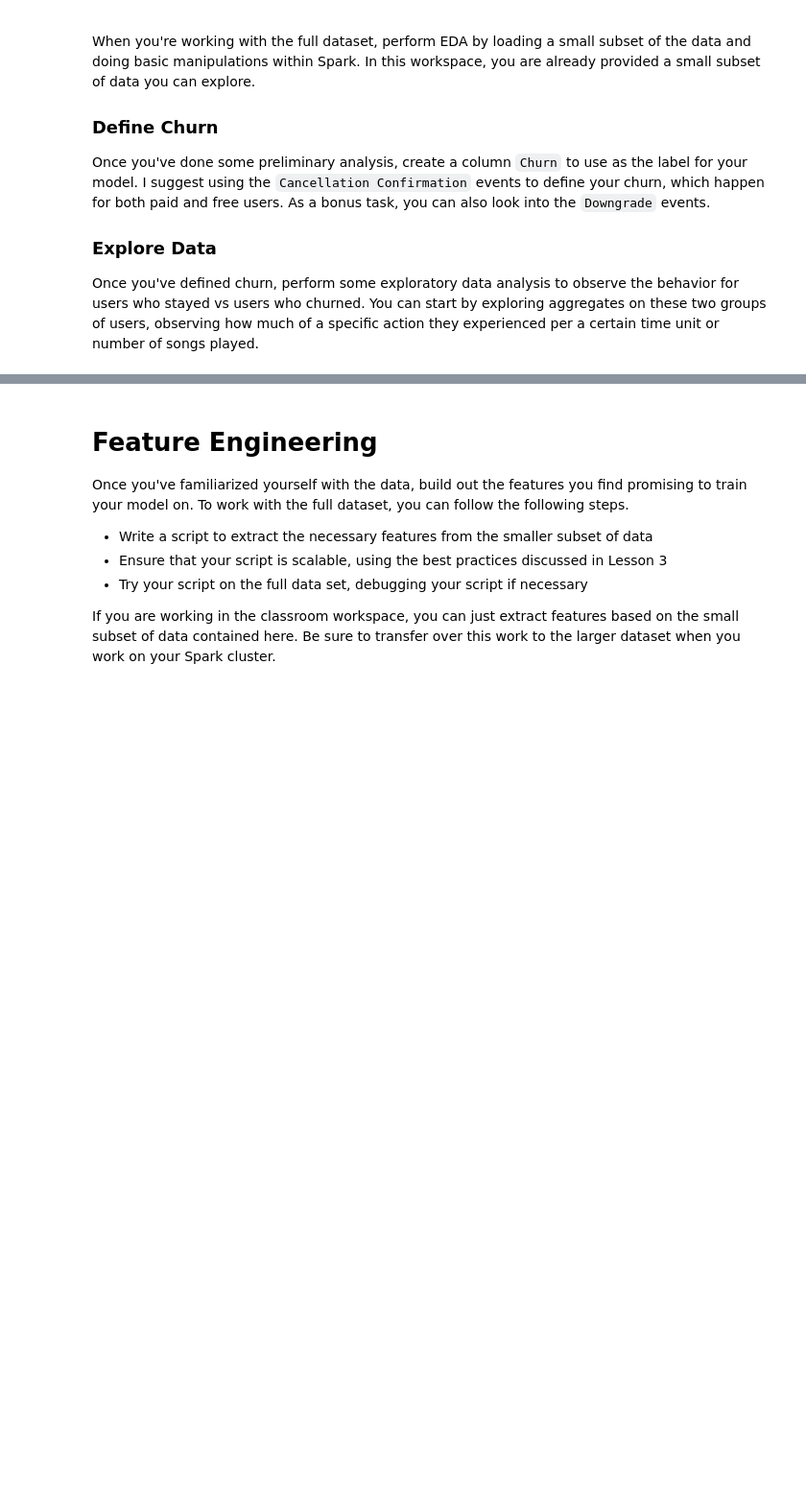
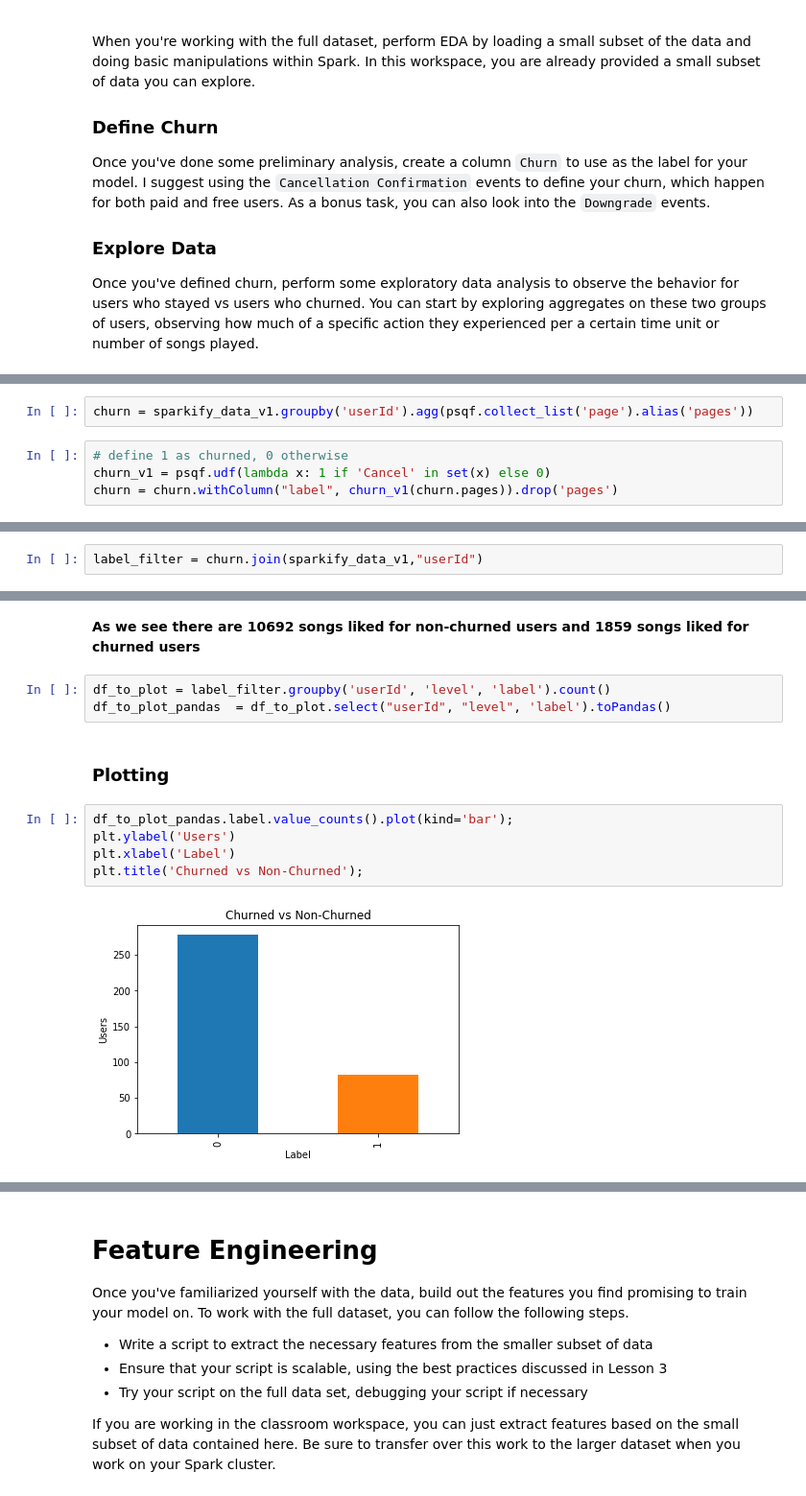
Before and after one commit to AhmadAbdElhameed/Data-Scientist-Nanodegree, a Jupyter notebook: sparkify capstone project/Sparkify.ipynb, the cells around one changed output, grey strips where cells are left out. Shown at 96% size. Saved outputs shown, nothing was run; the diff lists cells and outputs as text; blank space fills up the shorter version.

```diff
--- a/sparkify capstone project/Sparkify.ipynb
+++ b/sparkify capstone project/Sparkify.ipynb
@@ -783,0 +837,6 @@ page_counts.show()
+# %%
+churn = sparkify_data_v1.groupby('userId').agg(psqf.collect_list('page').alias('pages'))
+# %%
+# define 1 as churned, 0 otherwise
+churn_v1 = psqf.udf(lambda x: 1 if 'Cancel' in set(x) else 0)
+churn = churn.withColumn("label", churn_v1(churn.pages)).drop('pages')
@@ -783,0 +864,2 @@ page_counts.show()
+# %%
+label_filter = churn.join(sparkify_data_v1,"userId")
@@ -783,0 +913,14 @@ page_counts.show()
+# %% [markdown]
+**As we see there are 10692 songs liked for non-churned users and 1859 songs liked for churned users**
+# %%
+df_to_plot = label_filter.groupby('userId', 'level', 'label').count()
+df_to_plot_pandas  = df_to_plot.select("userId", "level", 'label').toPandas()
+# %% [markdown]
+### Plotting
+# %%
+df_to_plot_pandas.label.value_counts().plot(kind='bar');
+plt.ylabel('Users')
+plt.xlabel('Label')
+plt.title('Churned vs Non-Churned');
+# %% [output]
+[figure, added]
```
Also changed, not shown: parts of 67 cells of this notebook.
